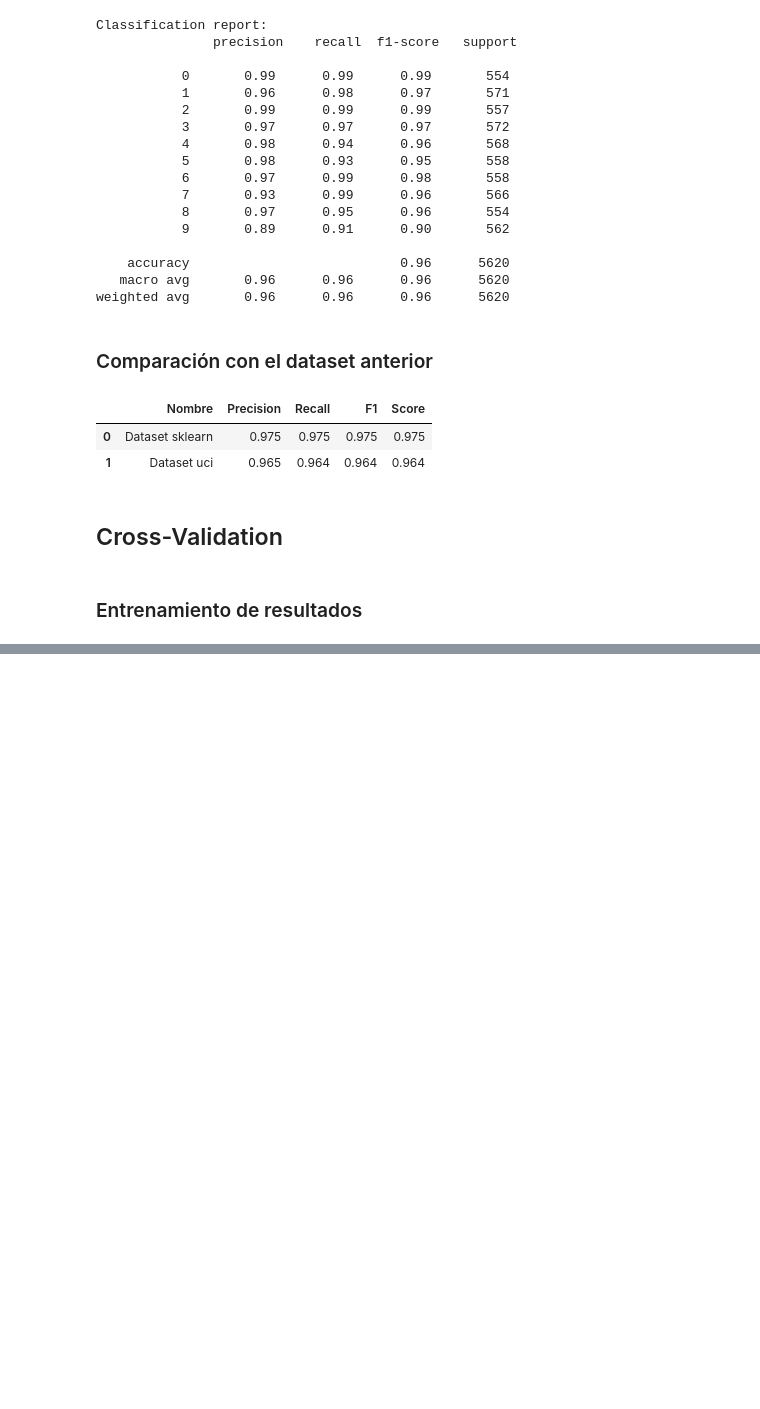
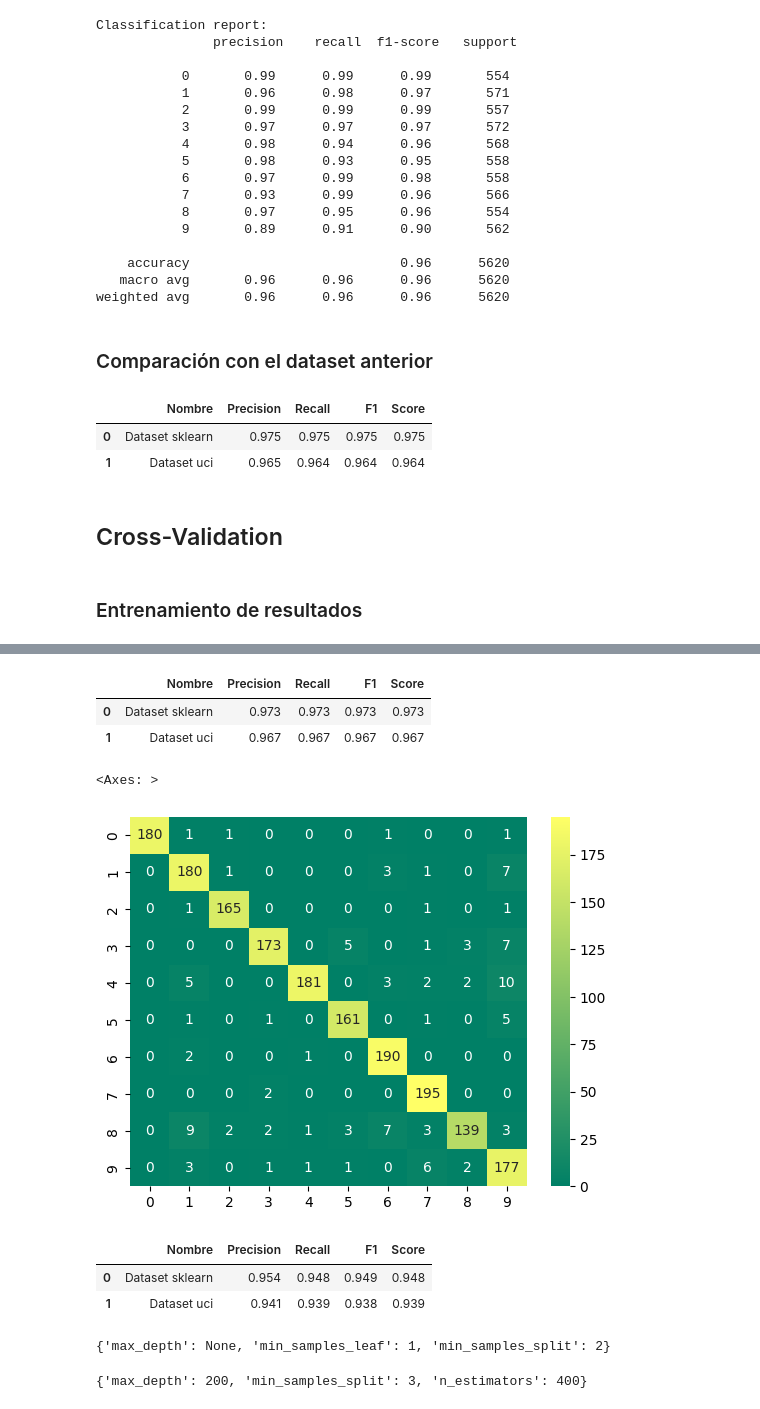
Before and after one commit to alberba/ia_2023, a Jupyter notebook: practica2/practica2.ipynb, the cells around one changed output, grey strips where cells are left out. Drawn from its saved outputs; the diff is of its cells as text; code cells hidden in the pictures; blank space fills up the shorter version.

```diff
--- a/practica2/practica2.ipynb
+++ b/practica2/practica2.ipynb
@@ -470,0 +472,55 @@ best_params_log_logistic
+# %%
+comparativa = pd.DataFrame({
+    'Nombre': ['Dataset sklearn', 'Dataset uci'],
+    'Precision': [round(precision_score(y_test, logisticaY_pred, average='weighted'), 3), round(precision_score(y_uci_test, y_pred_logbest, average='weighted'), 3)],
+    'Recall': [round(recall_score(y_test, logisticaY_pred, average="weighted"), 3), round(recall_score(y_uci_test, y_pred_logbest, average="weighted"), 3)],
+    'F1': [round(f1_score(y_test, logisticaY_pred, average="weighted"), 3), round(f1_score(y_uci_test, y_pred_logbest, average="weighted"), 3)],
+    'Score': [round(accuracy_score(y_test, logisticaY_pred), 3), round(accuracy_score(y_uci_test, y_pred_logbest), 3)]
+})
+
+comparativa.sort_values(by="Precision", ascending=False)
+# %% [output]
+|  | Nombre | Precision | Recall | F1 | Score |
+| 0 | Dataset sklearn | 0.973 | 0.973 | 0.973 | 0.973 |
+| 1 | Dataset uci | 0.967 | 0.967 | 0.967 | 0.967 |
+# %%
+parametros_perceptron = {'alpha' : [1e-100,1e-40, 1e-12], 'tol': [0.1, 1e-2, 1e-3, 1e-6], 'random_state': [42, 28, 30]}
+gridSearch_perceptron = GridSearchCV(model_perceptron, parametros_perceptron, cv=5)
+gridSearch_perceptron.fit(x_uci_train, y_uci_train)
+
+y_pred_percbest = gridSearch_perceptron.best_estimator_.predict(x_uci_test)
+
+sns.heatmap(confusion_matrix(y_uci_test, y_pred_percbest), annot=True, cmap="summer", fmt='g')
+# %% [output]
+<Axes: >
+[figure, added]
+# %%
+comparativa = pd.DataFrame({
+    'Nombre': ['Dataset sklearn', 'Dataset uci'],
+    'Precision': [round(precision_score(y_test, perc_yPred, average='weighted'), 3), round(precision_score(y_uci_test, y_pred_percbest, average='weighted'), 3)],
+    'Recall': [round(recall_score(y_test, perc_yPred, average="weighted"), 3), round(recall_score(y_uci_test, y_pred_percbest, average="weighted"), 3)],
+    'F1': [round(f1_score(y_test, perc_yPred, average="weighted"), 3), round(f1_score(y_uci_test, y_pred_percbest, average="weighted"), 3)],
+    'Score': [round(accuracy_score(y_test, perc_yPred), 3), round(accuracy_score(y_uci_test, y_pred_percbest), 3)]
+})
+
+comparativa.sort_values(by="Precision", ascending=False)
+# %% [output]
+|  | Nombre | Precision | Recall | F1 | Score |
+| 0 | Dataset sklearn | 0.954 | 0.948 | 0.949 | 0.948 |
+| 1 | Dataset uci | 0.941 | 0.939 | 0.938 | 0.939 |
+# %%
+parametros_decision = {'max_depth': [None, 8, 10, 100], 'min_samples_split': [2, 3, 5], 'min_samples_leaf': [1, 2, 4]}
+gridSearch_decision = GridSearchCV(model_decisionTree, parametros_decision, cv=5)
+gridSearch_decision.fit(x_uci_train, y_uci_train)
+best_params_decision = gridSearch_decision.best_params_
+best_params_decision
+# %% [output]
+{'max_depth': None, 'min_samples_leaf': 1, 'min_samples_split': 2}
+# %%
+parametros_random = {'n_estimators': [400, 200], 'max_depth': [1, 5, 200], 'min_samples_split': [2, 3, 4]}
+gridSearch_random = GridSearchCV(model_randomForest, parametros_random, cv=5)
+gridSearch_random.fit(x_uci_train, y_uci_train)
+best_params_random = gridSearch_random.best_params_
+best_params_random
+# %% [output]
+{'max_depth': 200, 'min_samples_split': 3, 'n_estimators': 400}
```
Also changed, not shown: parts of 7 cells of this notebook.
